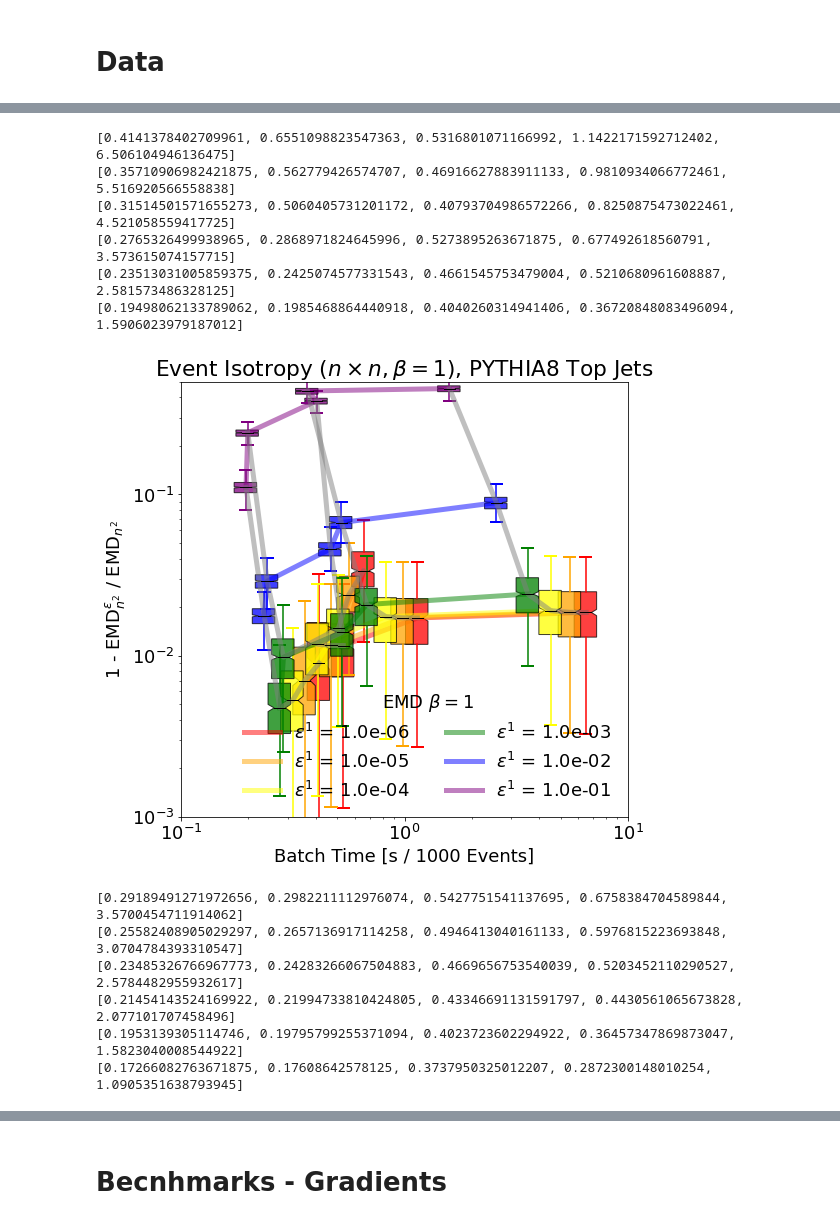
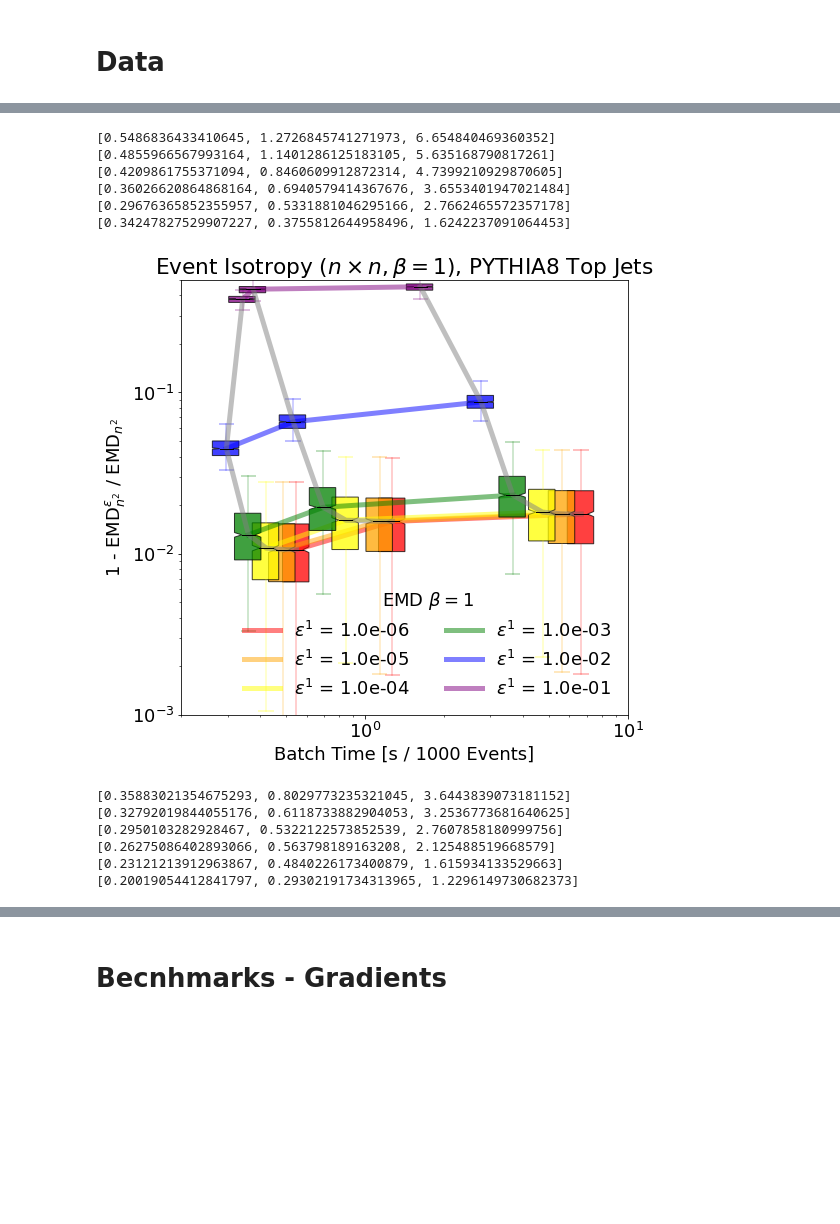
Before and after one commit to rikab/SHAPER, a Jupyter notebook: isotropy_test.ipynb, the cells around one changed output, grey strips where cells are left out. Saved outputs shown, nothing was run; the diff lists cells and outputs as text; code cells hidden in the pictures; blank space fills up the shorter version.

```diff
--- a/isotropy_test.ipynb
+++ b/isotropy_test.ipynb
@@ -487,8 +484,8 @@ def plot_times(dataset, beta, xlim, ylim):
 
     accuracies = beta * emds_sinkhorn / emds_pot[None,:,:] * (R**beta)
 
-    accuracies = accuracies[:,1:,:]
-    times_sinkhorn = 2*times_sinkhorn[:,1:]
+    accuracies = accuracies[:,3:,:]
+    times_sinkhorn = times_sinkhorn[:,3:]
 
 
 
@@ -513,14 +510,16 @@ def plot_times(dataset, beta, xlim, ylim):
         for whisker in bp['whiskers']:
             whisker.set(color =colors[e],
                         linewidth = 1.5,
-                        # linestyle =":"
+                        alpha = 0.25,
                         )
 
         # changing color and linewidth of
         # caps
         for cap in bp['caps']:
             cap.set(color = colors[e],
-                    linewidth = 2)
+                    linewidth = 2,
+                    alpha = 0.25,
+                    )
 
         # changing color and linewidth of
         # medians
@@ -531,46 +530,46 @@ def plot_times(dataset, beta, xlim, ylim):
 
         average = np.median(1-accuracies[e], axis = 1)
         plt.plot(times_sinkhorn[e], average, color = colors[e],label = "$\epsilon^{%d}$ = %.1e" % (beta,eps), alpha = 0.5, linewidth = 5)
         # plt.axhline(np.sqrt(epsilons[e]), color = colors[e], label = "$\epsilon^2$ = %.1e" % eps, linewidth = 10, alpha = 0.10)
 
 
-    for (i, n) in enumerate(ns[1:]):
+    for (i, n) in enumerate(ns[3:]):
         average = np.median(1-accuracies[:,i,:], axis = 1)
         plt.plot(times_sinkhorn[:,i], average, color = "gray", alpha = 0.5, linewidth = 5)
 
 
         # plt.boxplot(accuracies[e].tolist(), positions=times_sinkhorn[e].tolist())
 
     plt.xscale("log")
     plt.yscale("log")
     plt.ylim(ylim)
     plt.xlim(xlim)
     plt.xlabel("Batch Time [s / 1000 Events]")
     plt.ylabel("1 - EMD$^\epsilon_{n^2}$ / EMD$_{n^2}$")
     plt.title(r"Event Isotropy $(n \times n, \beta = %d)$, PYTHIA8 Top Jets" % beta)
     plt.legend(title = r"EMD $\beta = %d$" % beta, loc = "lower right", ncol = 2, frameon = False)
     # plt.ylabel(r"$\mathcal{I}_{%d}^{\epislon} / \mathcal{I}_{%d}$" % (n**2, n**2) )
     # plt.show()
     plt.savefig("Plots/isotropy_%d.pdf" % beta)
     plt.show()
 
-plot_times("signal_pu", 1, (1e-1, 2e1), (1e-3, 5e-1))
-plot_times("signal_pu", 2, (1e-1, 2e1), (1e-3, 5e-1))
+plot_times("signal_pu", 1, (2e-1, 1e1), (1e-3, 5e-1))
+plot_times("signal_pu", 2, (1e-1, 1e1), (5e-3, 5e-1))
 
 
 # plot_times("signal_pu", 1, (1e-0, 1e3), (1e-4, 5e-1))
 # plot_times("signal_pu", 2, (1e-0, 5e2), (1e-3, 5e-1))
 # %% [output]
-[0.4141378402709961, 0.6551098823547363, 0.5316801071166992, 1.1422171592712402, 6.506104946136475]
-[0.35710906982421875, 0.562779426574707, 0.46916627883911133, 0.9810934066772461, 5.516920566558838]
-[0.31514501571655273, 0.5060405731201172, 0.40793704986572266, 0.8250875473022461, 4.521058559417725]
-[0.2765326499938965, 0.2868971824645996, 0.5273895263671875, 0.677492618560791, 3.573615074157715]
-[0.23513031005859375, 0.2425074577331543, 0.4661545753479004, 0.5210680961608887, 2.581573486328125]
-[0.19498062133789062, 0.1985468864440918, 0.4040260314941406, 0.36720848083496094, 1.5906023979187012]
+[0.5486836433410645, 1.2726845741271973, 6.654840469360352]
+[0.4855966567993164, 1.1401286125183105, 5.635168790817261]
+[0.4209861755371094, 0.8460609912872314, 4.7399210929870605]
+[0.36026620864868164, 0.6940579414367676, 3.6553401947021484]
+[0.29676365852355957, 0.5331881046295166, 2.7662465572357178]
+[0.34247827529907227, 0.3755812644958496, 1.6242237091064453]
-[figure, old version]
+[figure, new version]
-[0.29189491271972656, 0.2982211112976074, 0.5427751541137695, 0.6758384704589844, 3.5700454711914062]
-[0.25582408905029297, 0.2657136917114258, 0.4946413040161133, 0.5976815223693848, 3.0704784393310547]
-[0.23485326766967773, 0.24283266067504883, 0.4669656753540039, 0.5203452110290527, 2.5784482955932617]
-[0.21454143524169922, 0.21994733810424805, 0.43346691131591797, 0.4430561065673828, 2.077101707458496]
-[0.1953139305114746, 0.19795799255371094, 0.4023723602294922, 0.36457347869873047, 1.5823040008544922]
-[0.17266082763671875, 0.17608642578125, 0.3737950325012207, 0.2872300148010254, 1.0905351638793945]
+[0.35883021354675293, 0.8029773235321045, 3.6443839073181152]
+[0.32792019844055176, 0.6118733882904053, 3.2536773681640625]
+[0.2950103282928467, 0.5322122573852539, 2.7607858180999756]
+[0.26275086402893066, 0.563798189163208, 2.125488519668579]
+[0.23121213912963867, 0.4840226173400879, 1.615934133529663]
+[0.20019054412841797, 0.29302191734313965, 1.2296149730682373]
```
Also changed, not shown: parts of 8 cells of this notebook, 8 other files.
